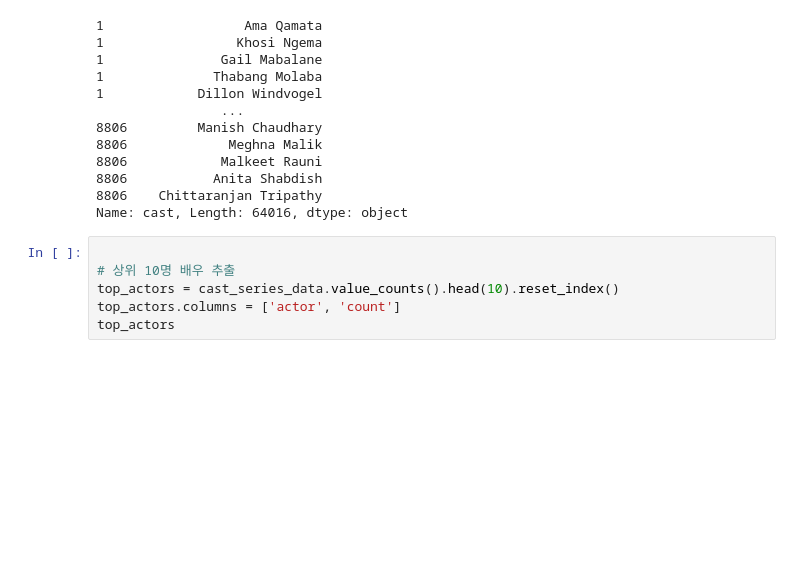
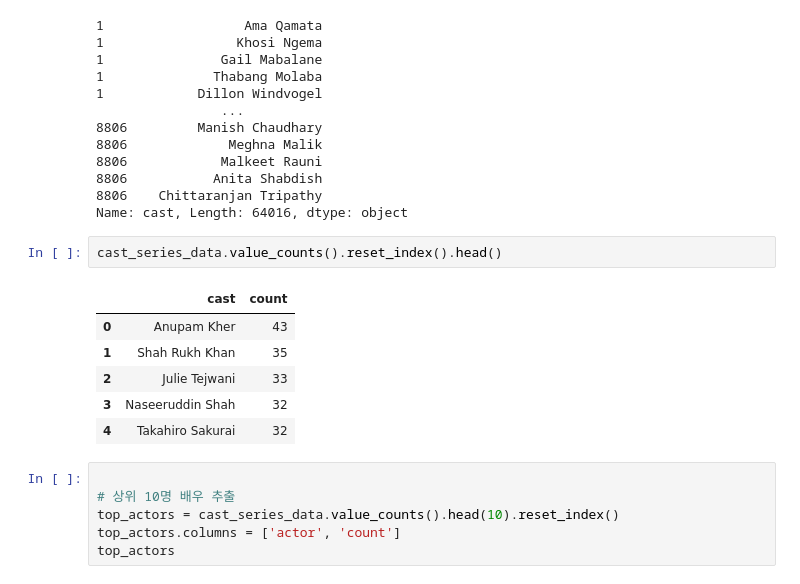
Before and after one commit to minju3212/Python_Webscraping_Analysis, a Jupyter notebook: 09.넷플릭스 데이터 분석 프로젝트.ipynb, the cells around one changed output. Cells and saved outputs as stored; diff of their text form; blank space fills up the shorter version.

```diff
--- a/09.넷플릭스 데이터 분석 프로젝트.ipynb
+++ b/09.넷플릭스 데이터 분석 프로젝트.ipynb
@@ -811,6 +852,15 @@ cast_series_data
 8806           Anita Shabdish
 8806    Chittaranjan Tripathy
 Name: cast, Length: 64016, dtype: object
+# %%
+cast_series_data.value_counts().reset_index().head()
+# %% [output]
+|  | cast | count |
+| 0 | Anupam Kher | 43 |
+| 1 | Shah Rukh Khan | 35 |
+| 2 | Julie Tejwani | 33 |
+| 3 | Naseeruddin Shah | 32 |
+| 4 | Takahiro Sakurai | 32 |
 # %%
 
 # 상위 10명 배우 추출
```
Also changed, not shown: parts of 5 cells of this notebook, 1 other file.
